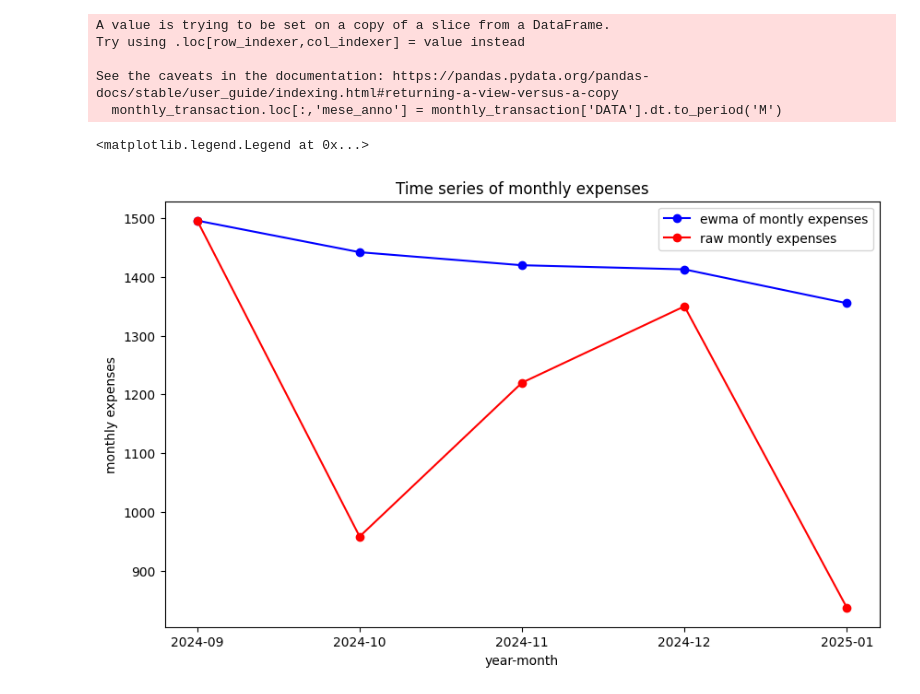
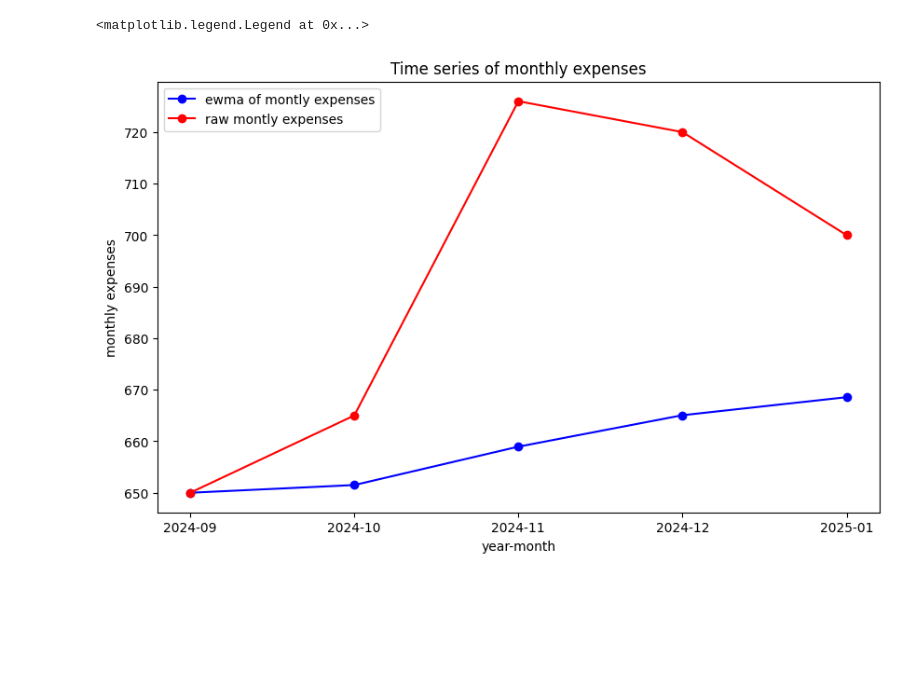
Before and after one commit to LucaRi8/transaction_analisys, a Jupyter notebook: transaction_exploation.ipynb, the cells around one changed output. Cells and saved outputs as stored; diff of their text form; code cells hidden in the pictures; blank space fills up the shorter version.

```diff
--- a/transaction_exploation.ipynb
+++ b/transaction_exploation.ipynb
@@ -64,0 +14,32 @@ dtype: object
+# %%
+# associations between catecories and subcategories
+categories_associations = {
+    "Casa": ["Affitto", "Bollette", "Pulizia", np.nan],
+    "Spesa": [np.nan],
+    "Viaggi/Esperienze": [np.nan],
+    "Trasporti": ["Benzina", "Mezzi pubblici", "Mezzi a noleggio", "Autostrada", np.nan],
+    "Serate": ["Alcool", "Entrate/Biglietti", np.nan],
+    "Pasti fuori": ["Cene", "Pranzi", "Pranzi lavoro", np.nan],
+    "Sport": ["Pass", "Attrezzatura", np.nan],
+    "Abbonamenti": [np.nan],
+    "Shopping": [np.nan],
+    "Stipendio": [np.nan],
+    "Altre entrate": [np.nan],
+    "Giroconto entrata": [np.nan],
+    "Giroconto uscita": [np.nan],
+    "Altro": [np.nan]
+}
+# keep only the important column
+cols_to_keep = [
+    "DATA",
+    "GIORNO",
+    "MESE",
+    "ANNO",
+    "TIPO TRANSAZIONE",
+    "CONTO",
+    "CATEGORIA",
+    "SOTTOCATEGORIA",
+    "IMPORTO"
+]
+category_df = transaction_df.loc[transaction_df['CATEGORIE'].notna(), 'CATEGORIE']
+transaction_df = transaction_df[cols_to_keep]
@@ -65,27 +96,23 @@ dtype: object
 # %%
 # Analysis of monthly outgoing transactions
 monthly_transaction = transaction_df[transaction_df['TIPO TRANSAZIONE'] == 'Uscita']
-monthly_transaction.loc[:,'mese_anno'] = monthly_transaction['DATA'].dt.to_period('M')
-monthly_transaction = monthly_transaction.groupby('mese_anno')[['IMPORTO']].sum()
-monthly_transaction.reset_index(inplace=True)
+#monthly_transaction = monthly_transaction[monthly_transaction['CATEGORIA']=='Viaggi/Esperienze']
+#monthly_transaction.loc[:,'mese_anno'] = monthly_transaction['DATA'].dt.to_period('M')
+monthly_transaction = monthly_transaction.groupby(['mese_anno', 'CATEGORIA'])[['IMPORTO']].sum().reset_index()
+monthly_transaction = monthly_transaction[monthly_transaction['CATEGORIA']=='Casa']
 monthly_transaction['mese_anno'] = monthly_transaction['mese_anno'].astype('str')
 monthly_transaction['importo_ewma_05'] = monthly_transaction['IMPORTO'].ewm(alpha=0.1, adjust=False).mean()
 
-# Creare il grafico
+#Creare il grafico
 plt.figure(figsize=(10, 6))  # Impostare le dimensioni del grafico
 plt.plot(monthly_transaction["mese_anno"], monthly_transaction["importo_ewma_05"],
          marker="o", linestyle="-", color="b", label='ewma of montly expenses')
 plt.plot(monthly_transaction["mese_anno"], monthly_transaction["IMPORTO"],
          marker="o", linestyle="-", color="r", label='raw montly expenses')
 plt.xlabel("year-month")
 plt.ylabel("monthly expenses")
 plt.title("Time series of monthly expenses")
 plt.legend(loc='best')
 # %% [output]
-A value is trying to be set on a copy of a slice from a DataFrame.
-Try using .loc[row_indexer,col_indexer] = value instead
-
-See the caveats in the documentation: https://pandas.pydata.org/pandas-docs/stable/user_guide/indexing.html#returning-a-view-versus-a-copy
-  monthly_transaction.loc[:,'mese_anno'] = monthly_transaction['DATA'].dt.to_period('M')
+<matplotlib.legend.Legend at 0x...>
-<matplotlib.legend.Legend at 0x...>
-[figure, old version]
+[figure, new version]
```
Also changed, not shown: parts of 7 cells of this notebook, 2 other files.
